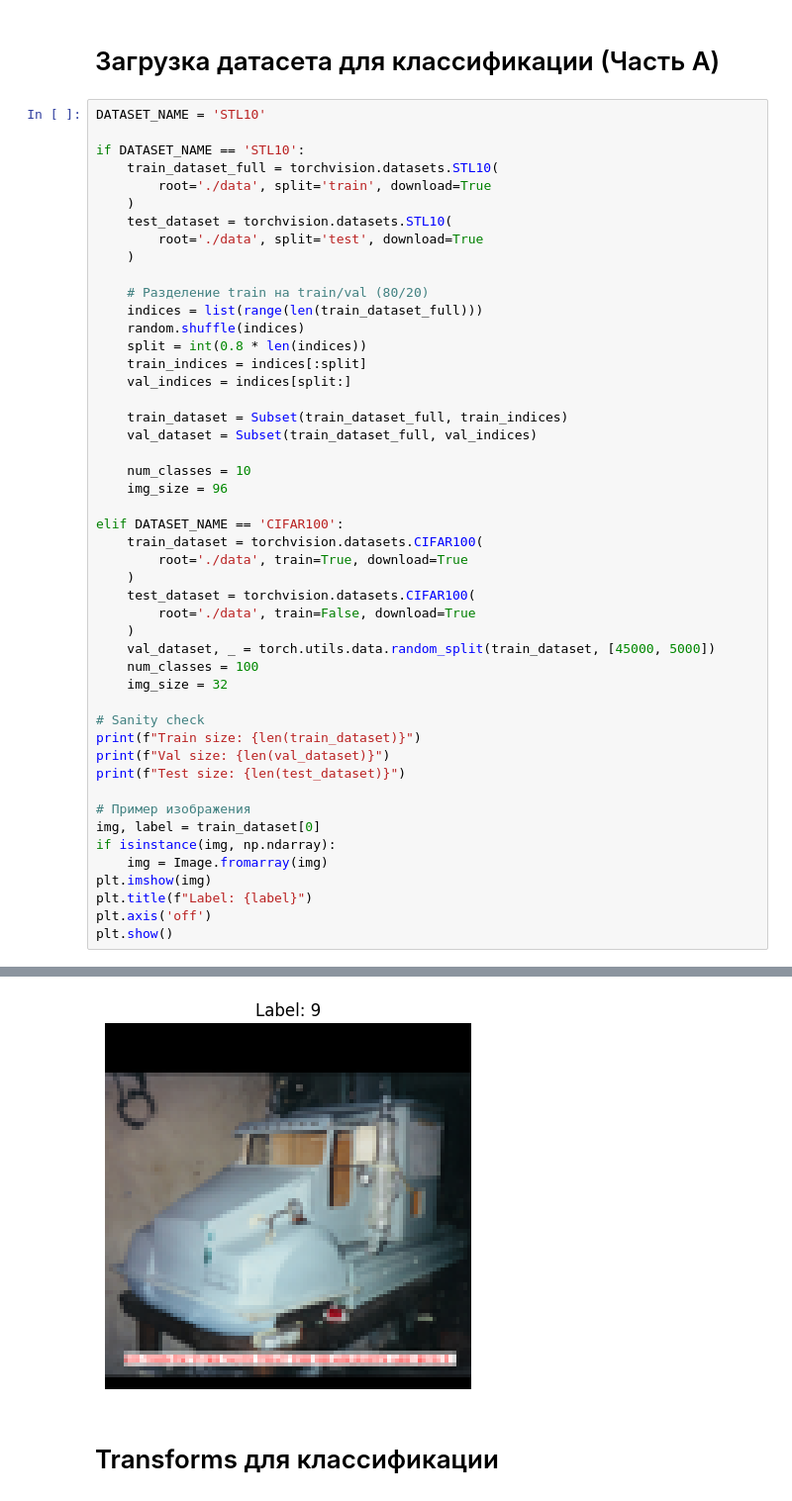
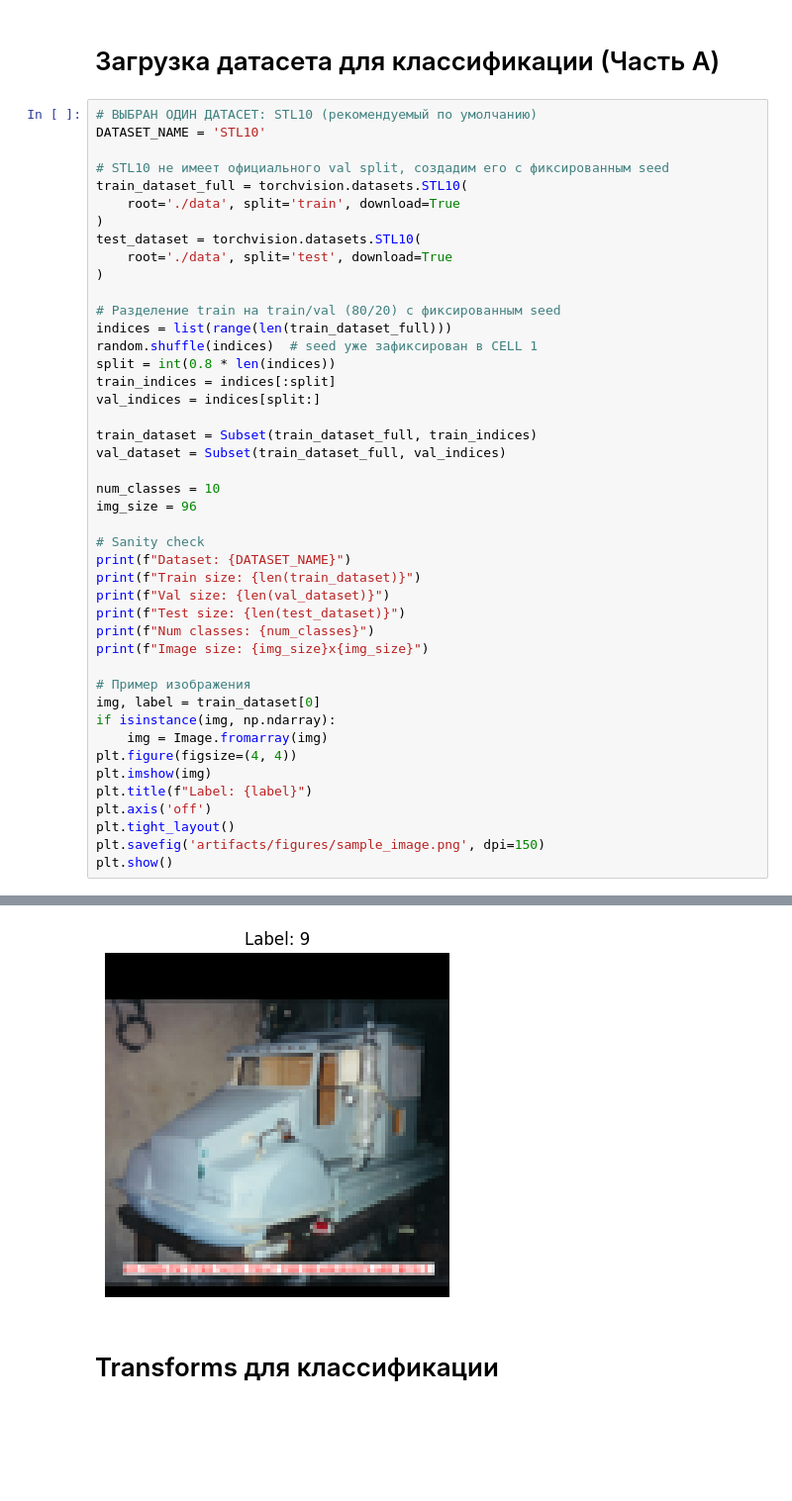
Before and after one commit to nik1t00s/Intelligent-Systems-MIREA, a Jupyter notebook: homeworks/HW10-11/HW10-11.ipynb, the cells around one changed output, grey strips where cells are left out. Shown at 99% size. Drawn from its saved outputs; the diff is of its cells as text; blank space fills up the shorter version.

```diff
--- a/homeworks/HW10-11/HW10-11.ipynb
+++ b/homeworks/HW10-11/HW10-11.ipynb
@@ -45,51 +47,47 @@ Device: cpu
 # %% [markdown]
 #  Загрузка датасета для классификации (Часть A)
 # %%
+# ВЫБРАН ОДИН ДАТАСЕТ: STL10 (рекомендуемый по умолчанию)
 DATASET_NAME = 'STL10'
 
-if DATASET_NAME == 'STL10':
-    train_dataset_full = torchvision.datasets.STL10(
-        root='./data', split='train', download=True
-    )
-    test_dataset = torchvision.datasets.STL10(
-        root='./data', split='test', download=True
-    )
+# STL10 не имеет официального val split, создадим его с фиксированным seed
+train_dataset_full = torchvision.datasets.STL10(
+    root='./data', split='train', download=True
+)
+test_dataset = torchvision.datasets.STL10(
+    root='./data', split='test', download=True
+)
 
-    # Разделение train на train/val (80/20)
-    indices = list(range(len(train_dataset_full)))
-    random.shuffle(indices)
-    split = int(0.8 * len(indices))
-    train_indices = indices[:split]
-    val_indices = indices[split:]
+# Разделение train на train/val (80/20) с фиксированным seed
+indices = list(range(len(train_dataset_full)))
+random.shuffle(indices)  # seed уже зафиксирован в CELL 1
+split = int(0.8 * len(indices))
+train_indices = indices[:split]
+val_indices = indices[split:]
 
-    train_dataset = Subset(train_dataset_full, train_indices)
-    val_dataset = Subset(train_dataset_full, val_indices)
+train_dataset = Subset(train_dataset_full, train_indices)
+val_dataset = Subset(train_dataset_full, val_indices)
 
-    num_classes = 10
-    img_size = 96
-
-elif DATASET_NAME == 'CIFAR100':
-    train_dataset = torchvision.datasets.CIFAR100(
-        root='./data', train=True, download=True
-    )
-    test_dataset = torchvision.datasets.CIFAR100(
-        root='./data', train=False, download=True
-    )
-    val_dataset, _ = torch.utils.data.random_split(train_dataset, [45000, 5000])
-    num_classes = 100
-    img_size = 32
+num_classes = 10
+img_size = 96
 
 # Sanity check
+print(f"Dataset: {DATASET_NAME}")
 print(f"Train size: {len(train_dataset)}")
 print(f"Val size: {len(val_dataset)}")
 print(f"Test size: {len(test_dataset)}")
+print(f"Num classes: {num_classes}")
+print(f"Image size: {img_size}x{img_size}")
 
 # Пример изображения
 img, label = train_dataset[0]
 if isinstance(img, np.ndarray):
     img = Image.fromarray(img)
+plt.figure(figsize=(4, 4))
 plt.imshow(img)
 plt.title(f"Label: {label}")
 plt.axis('off')
+plt.tight_layout()
+plt.savefig('artifacts/figures/sample_image.png', dpi=150)
 plt.show()
 # %% [output]
@@ -99,4 +100,4 @@ Test size: 8000
-[figure, old version]
+[figure, new version]
 # %% [markdown]
 # Transforms для классификации
 # %%
```
Also changed, not shown: parts of 18 cells of this notebook, 13 other files.
